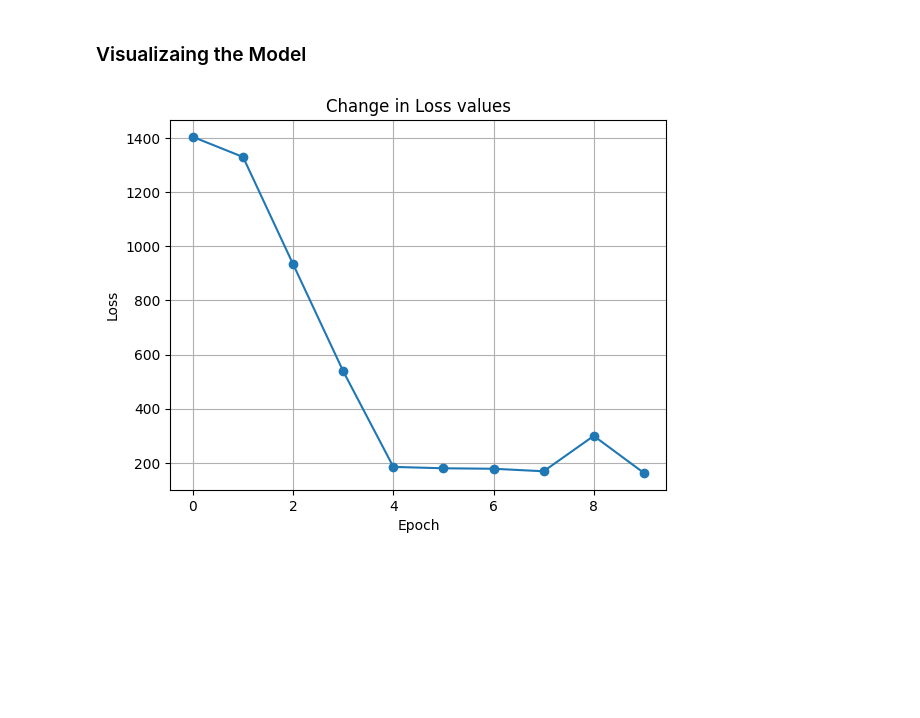
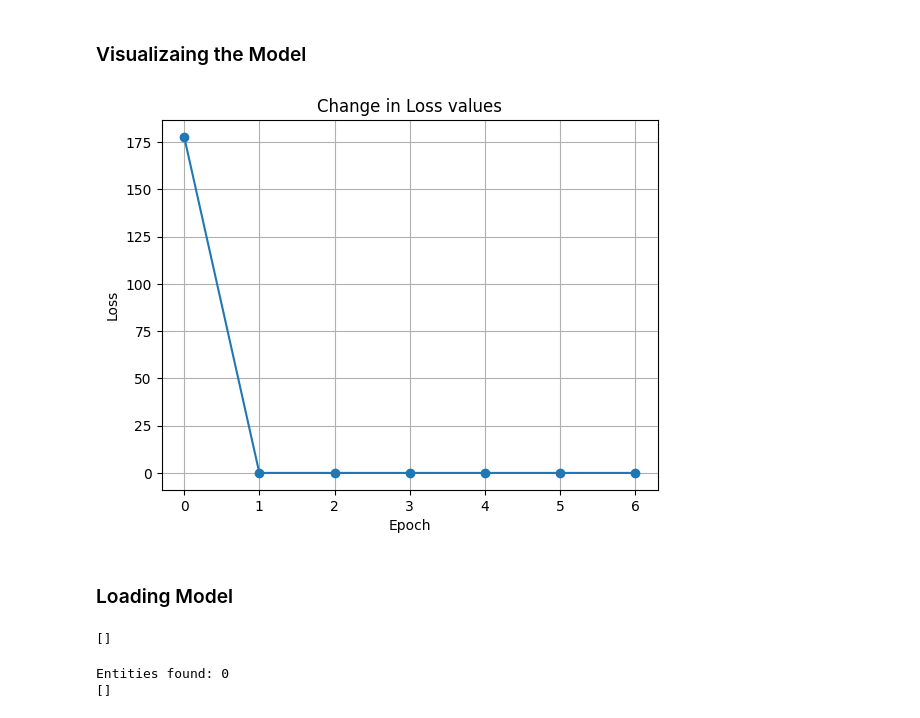
Before and after one commit to Guacanole01/SwahiliNER, a Jupyter notebook: testing.ipynb, the cells around one changed output. Cells and saved outputs as stored; diff of their text form; code cells hidden in the pictures; blank space fills up the shorter version.

Commit message:
Broke up article annotations by sentences; model still doesn't work when testing with sample text

```diff
--- a/testing.ipynb
+++ b/testing.ipynb
@@ -52,0 +36,3 @@ train_data = annotations_to_spacy("annotations-bbc-swahili.json")
+# %%
+with open("annotations-bbc-swahili.json", "r") as f:
+    data = json.load(f)
@@ -52,0 +46,20 @@ train_data = annotations_to_spacy("annotations-bbc-swahili.json")
+# %%
+with open("annotations-bbc-swahili.json", "r") as f:
+    data = json.load(f)
+
+training_data = []
+
+for item in data:
+    sentences = item["data"]["Text"].split(".")
+    for i, sentence in enumerate(sentences):
+        entities = []    # takes the annotations
+        if i == 0:
+            prev_sent_len = 0
+        else:
+            prev_sent_len = sent_len
+        sent_len = len(sentence) + 1 + prev_sent_len  # +1 for the period at the end of the sentence
+        for tag in item["annotations"][0]["result"]: # check tag indexes against sent_len and append the tags to entitieslist for that sentence only
+            if tag["value"]["start"] >= prev_sent_len and tag["value"]["end"] <= sent_len:
+                entities.append((tag["value"]["start"], tag["value"]["end"], tag["value"]["labels"][0]))
+
+        training_data.append((sentence, {"entities": entities}))
@@ -57,8 +144,8 @@ Training data: 5
 # %% [markdown]
 ## Training the Model
 # %%
-train, temp = train_test_split(train_data, test_size=0.4, random_state=42)
-dev, test = train_test_split(temp, test_size=0.5, random_state=42)
+train, temp = train_test_split(training_data, test_size=0.8, random_state=42)
+dev, test = train_test_split(temp, test_size=0.2, random_state=42)
 
 print(f"Train: {len(train)}, Dev: {len(dev)}, and Test: {len(test)}")
 # %% [output]
@@ -66,23 +153,24 @@ Train: 3, Dev: 1, and Test: 1
 # %%
-nlp = spacy.blank("xx")
+swah_ner = spacy.blank("xx")
 
-ner = nlp.add_pipe("ner")
+ner = swah_ner.add_pipe("ner")
 
 for _, annotations in train:
     for ent in annotations.get("entities"):
         ner.add_label(ent[2])
 
 # Initialize the model
-optimizer = nlp.begin_training()
+optimizer = swah_ner.begin_training()
 
 loss_plot = [] # Initialize an empty list to for loss value graph
 
-for i in range(10):
+for i in range(7): #changed because of overfitting
     random.shuffle(train)
     losses = {}
     for text, annotations in train:
-        example = Example.from_dict(nlp.make_doc(text), annotations)
-        nlp.update([example], sgd=optimizer, drop=0.4, losses=losses)
+        example = Example.from_dict(swah_ner.make_doc(text), annotations) #so this line of code creates a new Example object from a doc object and the annotations as well as a dictionary
+        # had an error w overlapping ents (JMI overlapped w GPE) so I need to use spans
+        swah_ner.update([example], sgd=optimizer, drop=0.5, losses=losses)
     loss_plot.append(losses["ner"])  # Store the NER loss
     print(f"Loss at epoch {i+1}: {losses['ner']}")
 # %% [output]
@@ -99,12 +186,40 @@ Loss at epoch 10: 162.6055908203125
 # %% [markdown]
 ### Visualizaing the Model
 # %%
-plt.plot(range(10), loss_plot, marker='o')
+plt.plot(range(7), loss_plot, marker='o')
 plt.title("Change in Loss values")
 plt.xlabel("Epoch")
 plt.ylabel("Loss")
 plt.grid()
-plt.savefig("loss_plot_3.png")
+# plt.savefig("loss_plot_3.png")
 plt.show()
 # %% [output]
-[figure, old version]
+[figure, new version]
+# %% [markdown]
+### Loading Model
+# %%
+test_model = spacy.load("swahili_ner_model_lite_v2")
+# train[0][0]
+sample_text = train[0][0]
+doc = test_model(sample_text)
+print([(ent.text, ent.label_) for ent in doc.ents])
+# %% [output]
+[]
+# %%
+from spacy import displacy
+test_text = """
+        Mti huu unaopatikana katika kisiwa cha Socotra nchini Yemen, hujulikana kwa jina la kisayansi Dracaena cinnabari. Muonekano wake wa kipekee kama mwavuli unaofunguka juu, pamoja na utokaji wa utomvu mwekundu kama damu, umekuwa ukivutia watafiti kwa karne nyingi.
+        Kwa mujibu wa World Wildlife Fund (WWF), mti huu ni kiashiria cha urithi wa kipekee wa visiwa vya Socotra ambavyo vina zaidi ya 700 ya spishi adimu zisizopatikana kwingine duniani.
+        Shughuli za ufugaji usio endelevu, ukataji miti na mabadiliko ya tabianchi vinaweka spishi hii katika hatari. Shirika la UNESCO limeitaja Socotra kama moja ya sehemu za urithi wa dunia na juhudi za uhifadhi zinafanywa kwa kushirikiana na wadau wa kimataifa.
+        Kwa mujibu wa orodha iliyotolewa na IUCN (2023), mti huu unaorodheshwa kama mti ulio hatua moja kabla ya kuingia kwenye kundi la mimea iliyoko hatarini kutoweka.
+       """
+doc = swah_ner(test_text)
+
+print("Entities found:", len(doc.ents))
+print([(ent.text, ent.label_) for ent in doc.ents])
+for ent in doc.ents:
+    print("here")
+    print(ent.text, ent.label_)
+# %% [output]
+Entities found: 0
+[]
```
Also changed, not shown: parts of 15 cells of this notebook, 23 other files.
